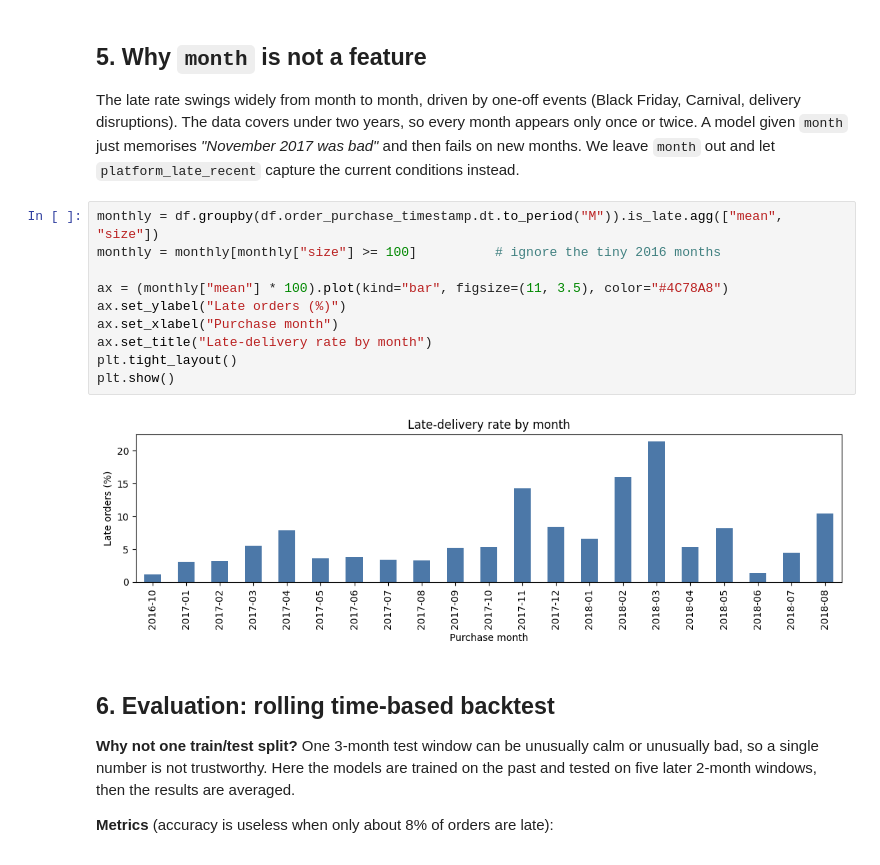
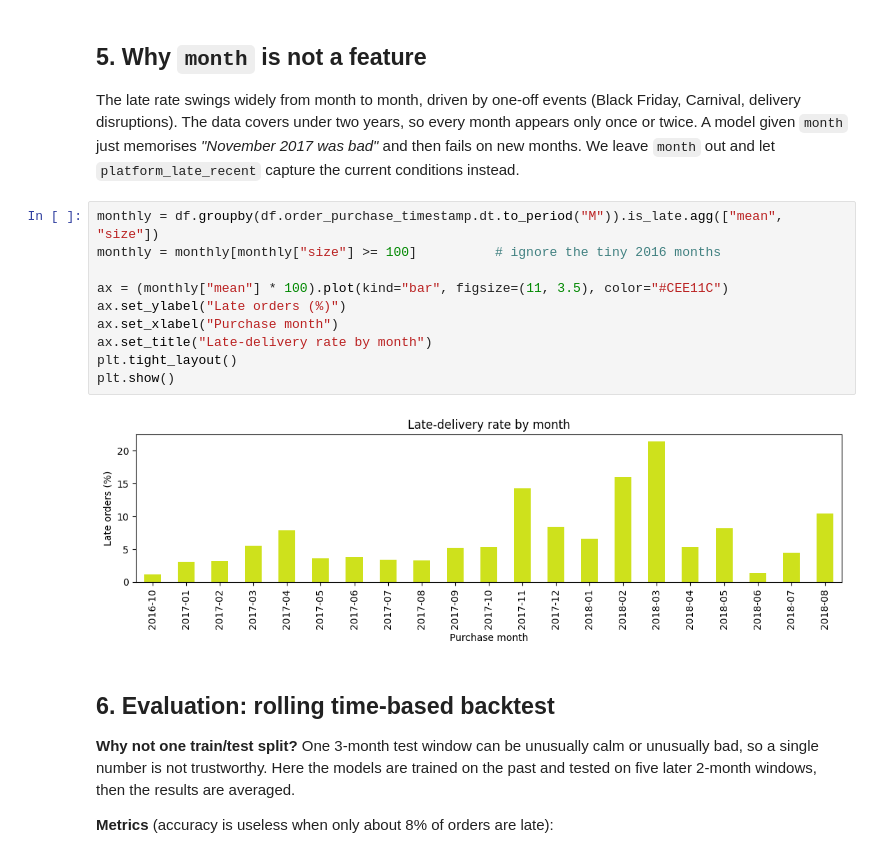
Before and after one commit to shivamnsingh/olist-delivery-risk-analytics, a Jupyter notebook: ipynb_files/late_delivery_prediction.ipynb, the cells around one changed output. Saved outputs shown, nothing was run; the diff lists cells and outputs as text.

```diff
--- a/ipynb_files/late_delivery_prediction.ipynb
+++ b/ipynb_files/late_delivery_prediction.ipynb
@@ -204,15 +204,15 @@ The late rate swings widely from month to month, driven by one-off events (Black
 # %%
 monthly = df.groupby(df.order_purchase_timestamp.dt.to_period("M")).is_late.agg(["mean", "size"])
 monthly = monthly[monthly["size"] >= 100]          # ignore the tiny 2016 months
 
-ax = (monthly["mean"] * 100).plot(kind="bar", figsize=(11, 3.5), color="#4C78A8")
+ax = (monthly["mean"] * 100).plot(kind="bar", figsize=(11, 3.5), color="#CEE11C")
 ax.set_ylabel("Late orders (%)")
 ax.set_xlabel("Purchase month")
 ax.set_title("Late-delivery rate by month")
 plt.tight_layout()
 plt.show()
 # %% [output]
-[figure, old version]
+[figure, new version]
 # %% [markdown]
 ## 6. Evaluation: rolling time-based backtest
 
```
Also changed, not shown: parts of 1 cell of this notebook.
